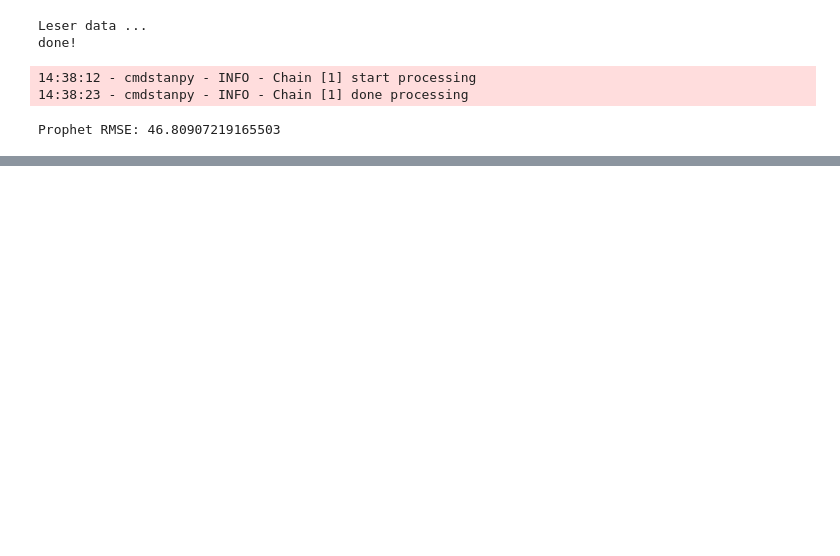
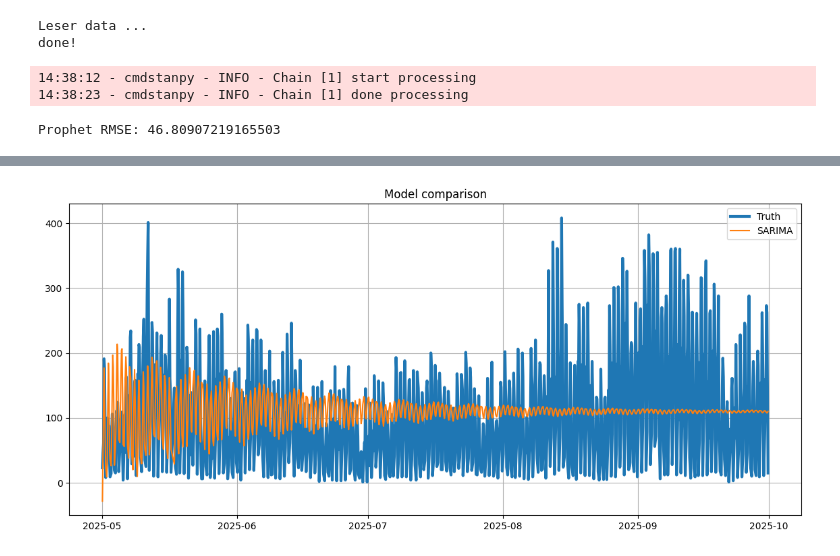
Before and after one commit to jensmorten/sykkelprofet, a Jupyter notebook: konkurranse/battle.ipynb, the cells around one changed output, grey strips where cells are left out. Cells and saved outputs as stored; diff of their text form; code cells hidden in the pictures; blank space fills up the shorter version.

```diff
--- a/konkurranse/battle.ipynb
+++ b/konkurranse/battle.ipynb
@@ -143,12 +145,14 @@ print("SARIMA RMSE:", rmse_sarima)
 # %%
 plt.figure(figsize=(14,6))
 
 plt.plot(test["ds"], test_truth["y"], label="Truth", linewidth=3)
 plt.plot(test["ds"], sarima_forecast, label="SARIMA")
 #plt.plot(test["ds"], model, label="auto_arima")
-plt.plot(test["ds"], prophet_pred, label="Prophet")
+#plt.plot(test["ds"], prophet_pred, label="Prophet")
 
 plt.title("Model comparison")
 plt.legend()
 plt.grid(True)
 plt.show()
+# %% [output]
+[figure, added]
```
Also changed, not shown: parts of 1 cell of this notebook, 1 other file.
